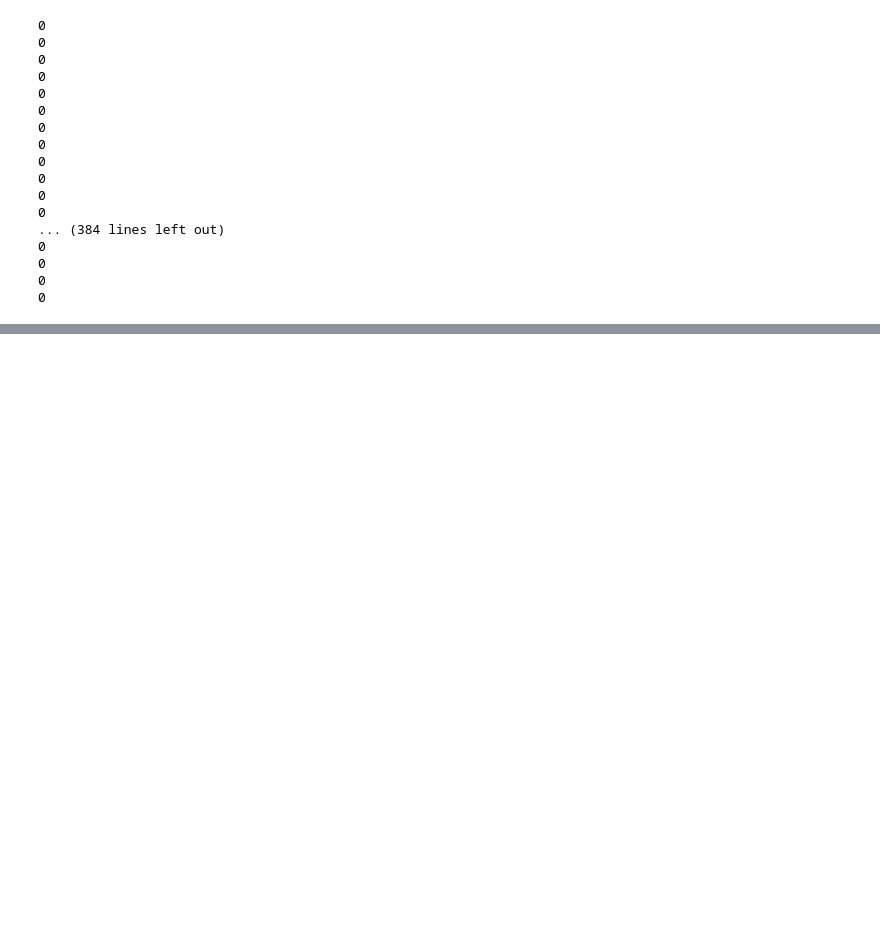
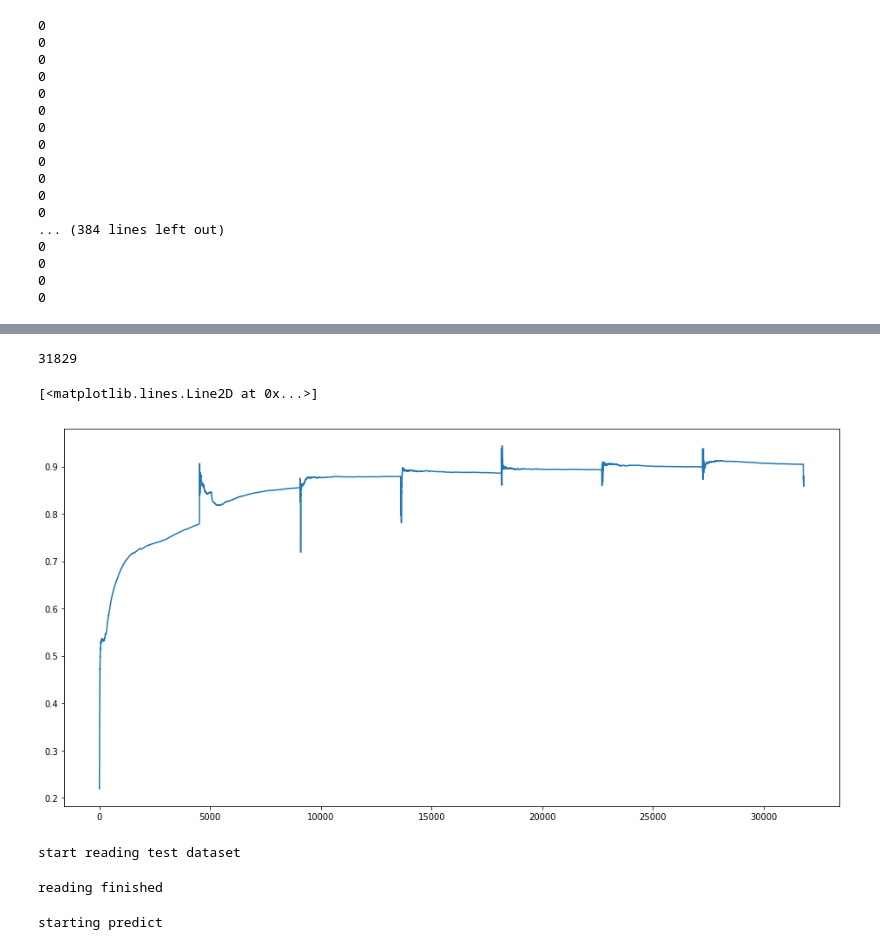
Before and after one commit to ZintrulCre/COMP90042-UniMelb, a Jupyter notebook: Fact-Verification.ipynb, the cells around one changed output, grey strips where cells are left out. Saved outputs shown, nothing was run; the diff lists cells and outputs as text; code cells hidden in the pictures; blank space fills up the shorter version.

```diff
--- a/Fact-Verification.ipynb
+++ b/Fact-Verification.ipynb
@@ -390,0 +559,4 @@ vocab.save_to_files("vocabulary")
+# %%
+len(batch_accuracy)
+# %% [output]
+31829
@@ -390,0 +565,57 @@ vocab.save_to_files("vocabulary")
+# %%
+x = [i for i in range(1, len(batch_accuracy) + 1)]
+plt.figure(figsize=(16,8))
+plt.plot(x, batch_accuracy)
+# %% [output]
+[<matplotlib.lines.Line2D at 0x...>]
+[figure, added]
+# %%
+print("start reading test dataset")
+test_dataset=reader.read('test')
+print("reading finished")
+# %% [output]
+start reading test dataset
+reading finished
+# %%
+
+batch_generator = iterator(test_dataset, num_epochs=1, shuffle=False)
+model.eval()
+softmax=torch.nn.Softmax()
+
+print("starting predict")
+with torch.no_grad():
+    i=0
+    for batch in batch_generator:
+        logits = model(**batch)
+        ids = softmax(torch.FloatTensor(logits['tag_logits']))
+        maxid = np.argmax(ids,axis=1)
+        j=0
+        for id in maxid:
+            if len(test[idlist[j+i*32]]['evidence'])!=0:
+                if int(id)==0:
+                    test[idlist[j+i*32]]['label']="SUPPORTS"
+                elif int(id)==1:
+                    test[idlist[j+i*32]]['label']="REFUTES"
+                elif int(id)==2:
+                    test[idlist[j+i*32]]['label']="NOT ENOUGH INFO"
+
+
+            else:
+                test[idlist[j + i * 32]]['label'] = "NOT ENOUGH INFO"
+            if test[idlist[j + i * 32]]['label'] == "NOT ENOUGH INFO":
+                test[idlist[j + i * 32]]['evidence'] = []
+            else:
+                for entry in test[idlist[j + i * 32]]['evidence']:
+                    entry.pop(2)
+            '''
+            place the evidence here
+            '''
+            j+=1
+        i+=1
+
+
+
+with open('answer3.0.json','w+') as f:
+    json.dump(test,f)
+# %% [output]
+starting predict
```
Also changed, not shown: parts of 6 cells of this notebook, 3 other files.
